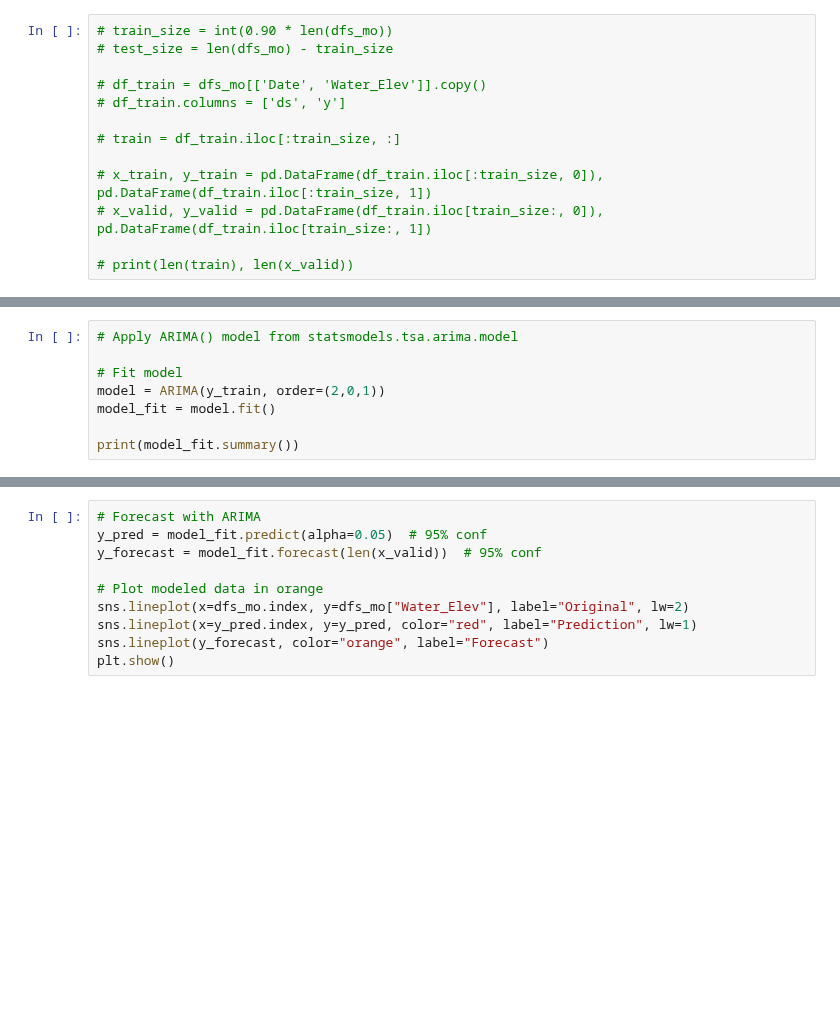
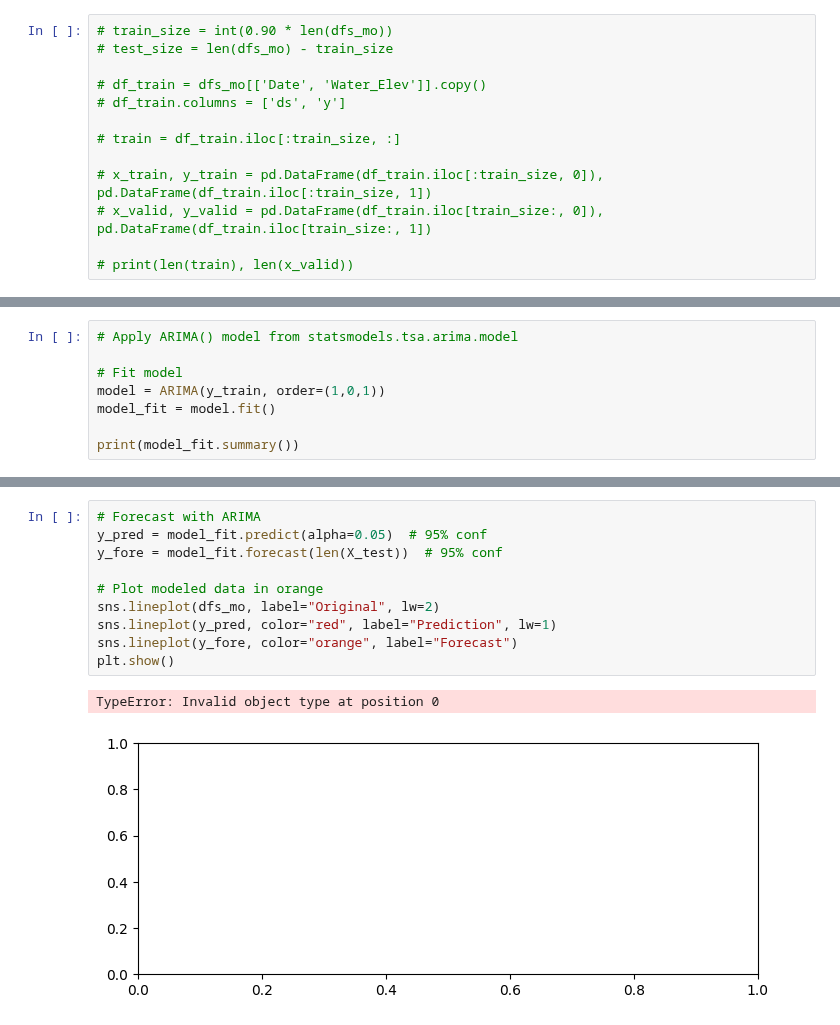
Before and after one commit to liangchow/time-series-reservoir-water-level, a Jupyter notebook: reservoir.ipynb, the cells around one changed output, grey strips where cells are left out. Saved outputs shown, nothing was run; the diff lists cells and outputs as text; blank space fills up the shorter version.

```diff
--- a/reservoir.ipynb
+++ b/reservoir.ipynb
@@ -328,7 +338,7 @@ y_fore = pd.Series(model.predict(X_test), index=y_test.index)
 # Apply ARIMA() model from statsmodels.tsa.arima.model
 
 # Fit model
-model = ARIMA(y_train, order=(2,0,1))
+model = ARIMA(y_train, order=(1,0,1))
 model_fit = model.fit()
 
 print(model_fit.summary())
@@ -335,10 +363,13 @@ print(model_fit.summary())
 # %%
 # Forecast with ARIMA
 y_pred = model_fit.predict(alpha=0.05)  # 95% conf
-y_forecast = model_fit.forecast(len(x_valid))  # 95% conf
+y_fore = model_fit.forecast(len(X_test))  # 95% conf
 
 # Plot modeled data in orange
-sns.lineplot(x=dfs_mo.index, y=dfs_mo["Water_Elev"], label="Original", lw=2)
-sns.lineplot(x=y_pred.index, y=y_pred, color="red", label="Prediction", lw=1)
-sns.lineplot(y_forecast, color="orange", label="Forecast")
+sns.lineplot(dfs_mo, label="Original", lw=2)
+sns.lineplot(y_pred, color="red", label="Prediction", lw=1)
+sns.lineplot(y_fore, color="orange", label="Forecast")
 plt.show()
+# %% [output]
+TypeError: Invalid object type at position 0
+[figure, added]
```
Also changed, not shown: parts of 4 cells of this notebook.
